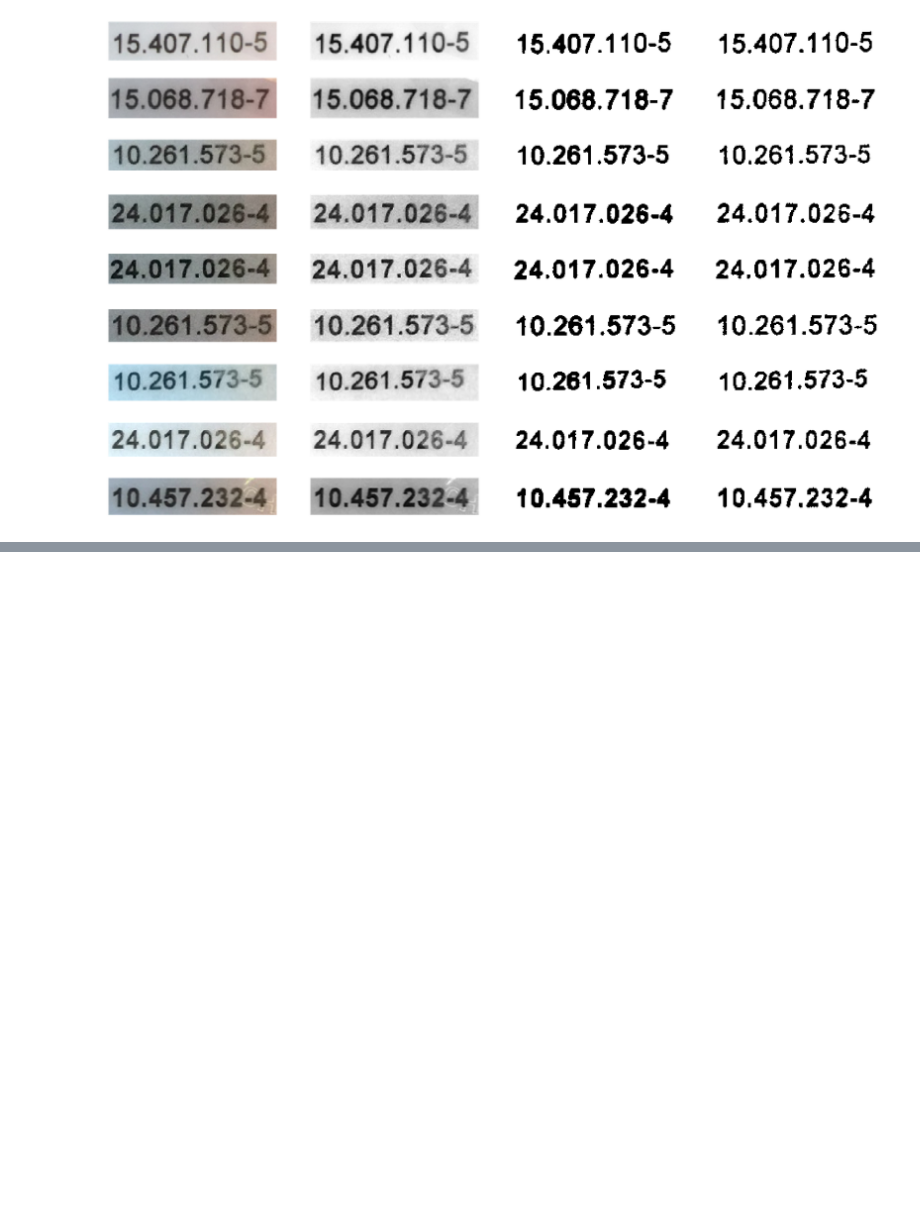
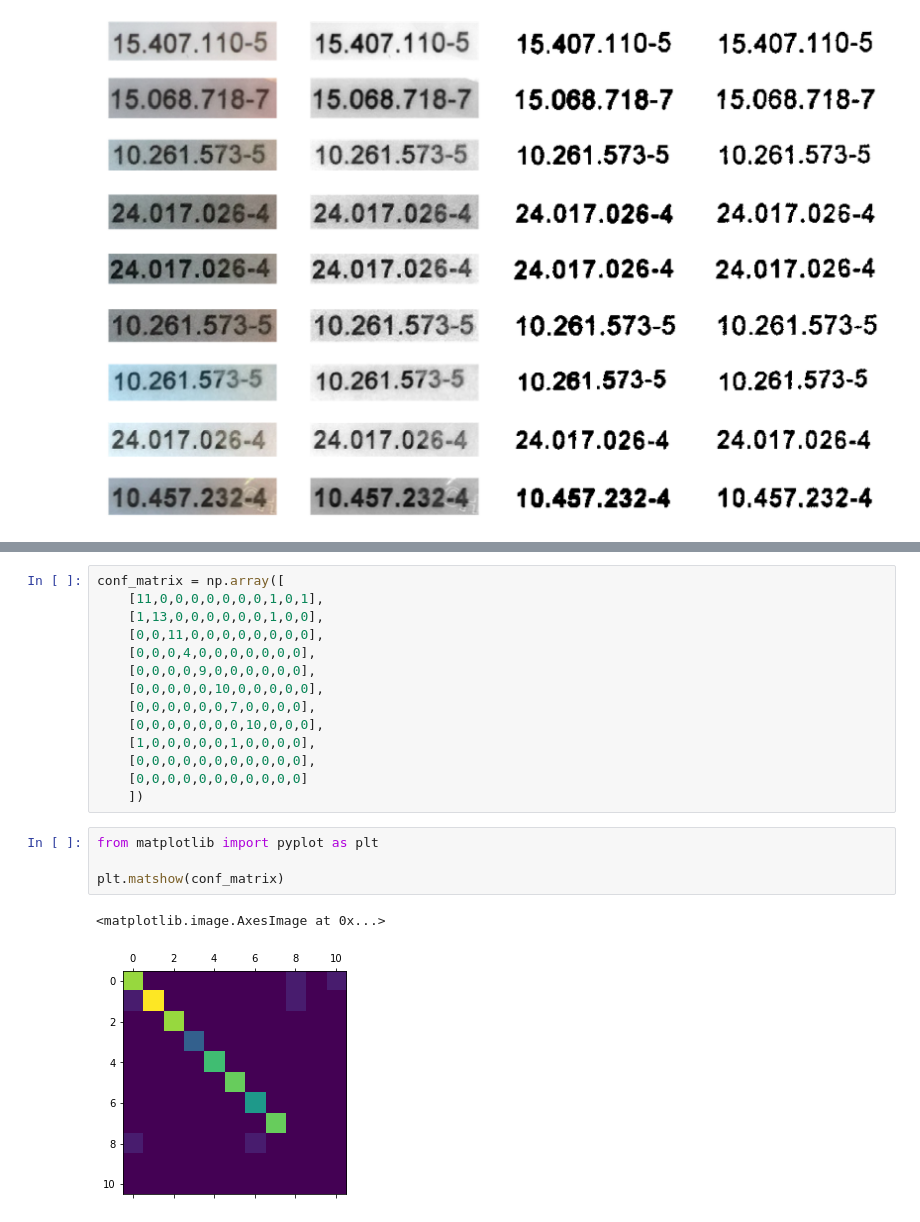
Before and after one commit to jthoth/binarization-connectivity-recognition, a Jupyter notebook: implementation.ipynb, the cells around one changed output, grey strips where cells are left out. Drawn from its saved outputs; the diff is of its cells as text; blank space fills up the shorter version.

```diff
--- a/implementation.ipynb
+++ b/implementation.ipynb
@@ -249,0 +248,21 @@ for i, images in enumerate(image_collections):
+# %%
+conf_matrix = np.array([
+    [11,0,0,0,0,0,0,0,1,0,1],
+    [1,13,0,0,0,0,0,0,1,0,0],
+    [0,0,11,0,0,0,0,0,0,0,0],
+    [0,0,0,4,0,0,0,0,0,0,0],
+    [0,0,0,0,9,0,0,0,0,0,0],
+    [0,0,0,0,0,10,0,0,0,0,0],
+    [0,0,0,0,0,0,7,0,0,0,0],
+    [0,0,0,0,0,0,0,10,0,0,0],
+    [1,0,0,0,0,0,1,0,0,0,0],
+    [0,0,0,0,0,0,0,0,0,0,0],
+    [0,0,0,0,0,0,0,0,0,0,0]
+    ])
+# %%
+from matplotlib import pyplot as plt
+
+plt.matshow(conf_matrix)
+# %% [output]
+<matplotlib.image.AxesImage at 0x...>
+[figure, added]
```
Also changed, not shown: parts of 9 cells of this notebook, 1 other file.
